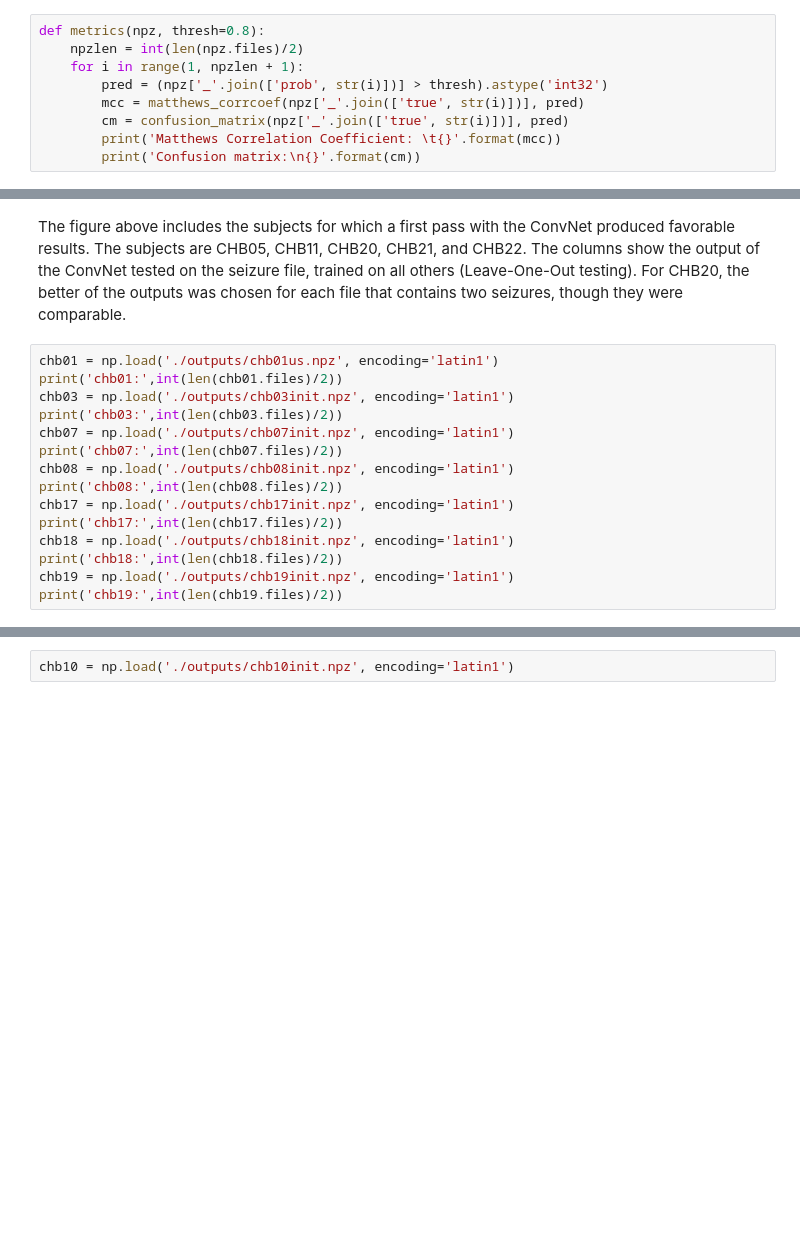
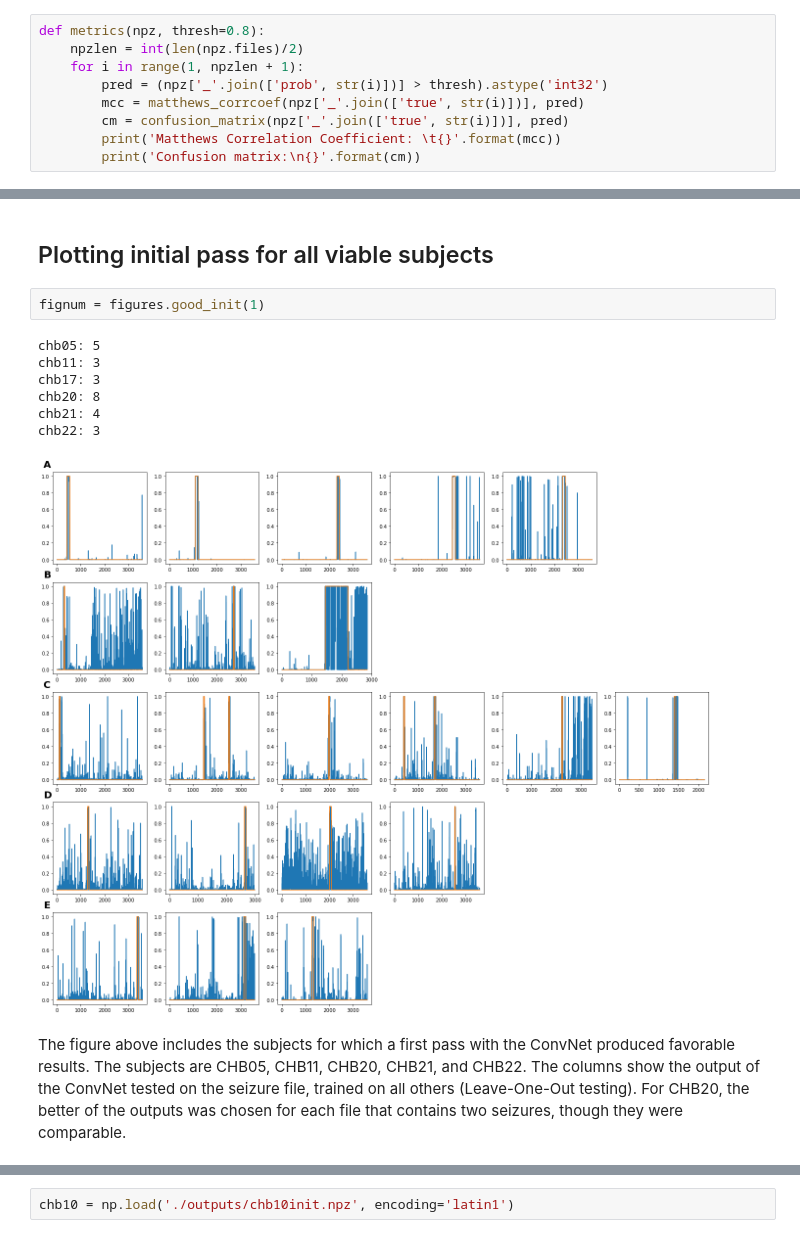
Before and after one commit to acellon/thesis, a Jupyter notebook: testdev.ipynb, the cells around one changed output, grey strips where cells are left out. Cells and saved outputs as stored; diff of their text form; blank space fills up the shorter version.

```diff
--- a/testdev.ipynb
+++ b/testdev.ipynb
@@ -207,17 +37,14 @@ plt.plot(chb21['true_4'])
+# %% [markdown]
+## Plotting initial pass for all viable subjects
+# %%
+fignum = figures.good_init(1)
+# %% [output]
+chb05: 5
+chb11: 3
+chb17: 3
+chb20: 8
+chb21: 4
+chb22: 3
+[figure, added]
 # %% [markdown]
 The figure above includes the subjects for which a first pass with the ConvNet produced favorable results. The subjects are CHB05, CHB11, CHB20, CHB21, and CHB22. The columns show the output of the ConvNet tested on the seizure file, trained on all others (Leave-One-Out testing). For CHB20, the better of the outputs was chosen for each file that contains two seizures, though they were comparable.
-# %%
-chb01 = np.load('./outputs/chb01us.npz', encoding='latin1')
-print('chb01:',int(len(chb01.files)/2))
-chb03 = np.load('./outputs/chb03init.npz', encoding='latin1')
-print('chb03:',int(len(chb03.files)/2))
-chb07 = np.load('./outputs/chb07init.npz', encoding='latin1')
-print('chb07:',int(len(chb07.files)/2))
-chb08 = np.load('./outputs/chb08init.npz', encoding='latin1')
-print('chb08:',int(len(chb08.files)/2))
-chb17 = np.load('./outputs/chb17init.npz', encoding='latin1')
-print('chb17:',int(len(chb17.files)/2))
-chb18 = np.load('./outputs/chb18init.npz', encoding='latin1')
-print('chb18:',int(len(chb18.files)/2))
-chb19 = np.load('./outputs/chb19init.npz', encoding='latin1')
-print('chb19:',int(len(chb19.files)/2))
```
Also changed, not shown: parts of 62 cells of this notebook, 3 other files.
